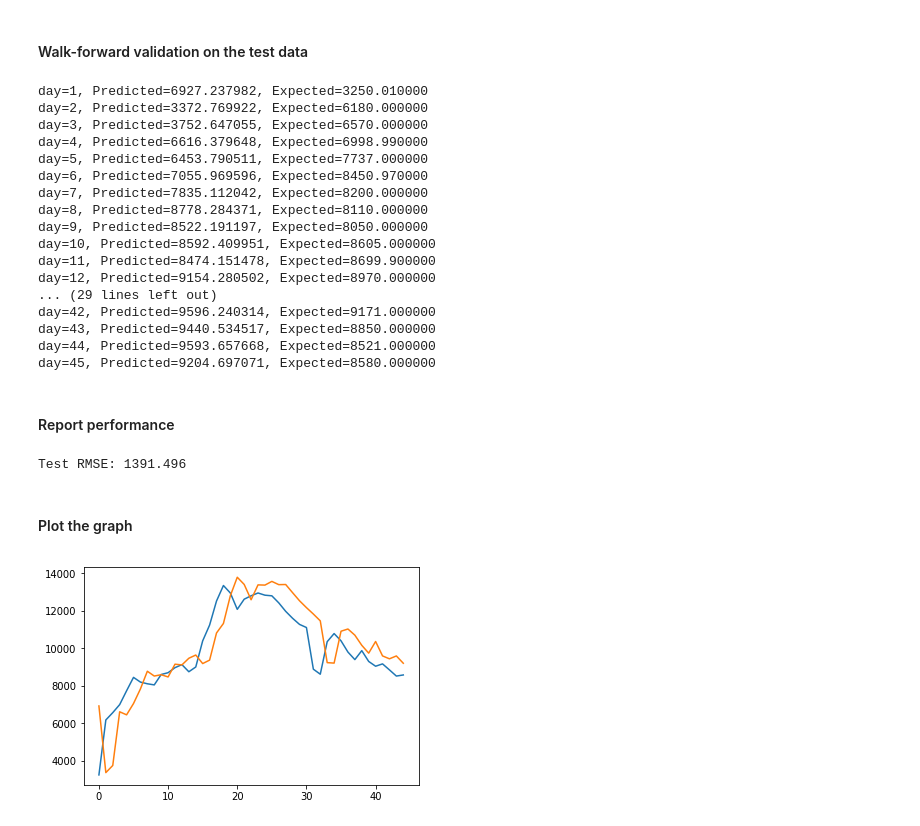
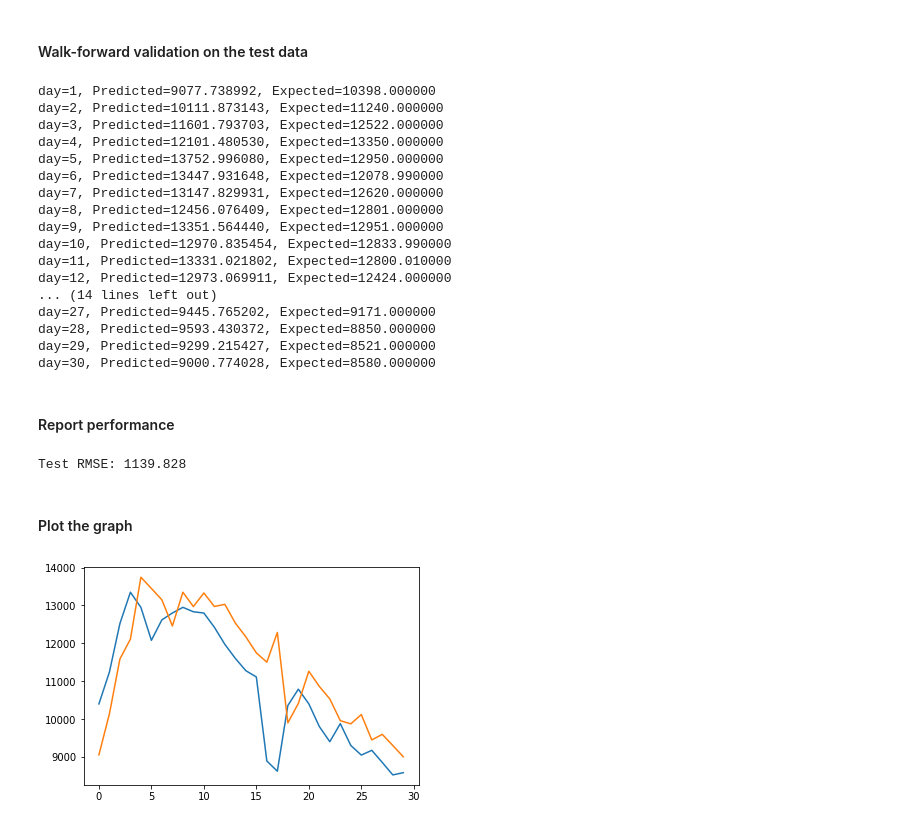
Before and after one commit to zentetsukenz/notebook, a Jupyter notebook: Time series forecasting.ipynb, the cells around one changed output. Saved outputs shown, nothing was run; the diff lists cells and outputs as text; code cells hidden in the pictures.

Commit message:
LSTM forecasting

```diff
--- a/Time series forecasting.ipynb
+++ b/Time series forecasting.ipynb
@@ -236,7 +238,8 @@ print(supervised_values[:5])
 # %% [markdown]
 #### Split data into train and test
 # %%
-train, test = supervised_values[0:-45], supervised_values[-45:]
+days_to_predict = 30
+train, test = supervised_values[0:-days_to_predict], supervised_values[-days_to_predict:]
 
 print(train[:5])
 print(test[:5])
@@ -274,7 +277,7 @@ MinMaxScaler(copy=True, feature_range=(-1, 1))
 # %% [markdown]
 #### Fit the model
 # %%
-lstm_model = fit_lstm(train_scaled, 1, 1000, 4)
+lstm_model = fit_lstm(train_scaled, 1, 3000, 4)
 # %% [markdown]
 #### Forecast the training dataset
 # %%
@@ -318,35 +321,35 @@ for i in range(len(test_scaled)):
     expected = raw_values[len(train) + i + 1]
     print('day=%d, Predicted=%f, Expected=%f' % (i+1, yhat, expected))
 # %% [output]
-day=1, Predicted=6927.237982, Expected=3250.010000
-day=2, Predicted=3372.769922, Expected=6180.000000
-day=3, Predicted=3752.647055, Expected=6570.000000
-day=4, Predicted=6616.379648, Expected=6998.990000
-day=5, Predicted=6453.790511, Expected=7737.000000
-day=6, Predicted=7055.969596, Expected=8450.970000
-day=7, Predicted=7835.112042, Expected=8200.000000
-day=8, Predicted=8778.284371, Expected=8110.000000
-day=9, Predicted=8522.191197, Expected=8050.000000
-day=10, Predicted=8592.409951, Expected=8605.000000
-day=11, Predicted=8474.151478, Expected=8699.900000
-day=12, Predicted=9154.280502, Expected=8970.000000
-... (29 lines left out)
-day=42, Predicted=9596.240314, Expected=9171.000000
-day=43, Predicted=9440.534517, Expected=8850.000000
-day=44, Predicted=9593.657668, Expected=8521.000000
-day=45, Predicted=9204.697071, Expected=8580.000000
+day=1, Predicted=9077.738992, Expected=10398.000000
+day=2, Predicted=10111.873143, Expected=11240.000000
+day=3, Predicted=11601.793703, Expected=12522.000000
+day=4, Predicted=12101.480530, Expected=13350.000000
+day=5, Predicted=13752.996080, Expected=12950.000000
+day=6, Predicted=13447.931648, Expected=12078.990000
+day=7, Predicted=13147.829931, Expected=12620.000000
+day=8, Predicted=12456.076409, Expected=12801.000000
+day=9, Predicted=13351.564440, Expected=12951.000000
+day=10, Predicted=12970.835454, Expected=12833.990000
+day=11, Predicted=13331.021802, Expected=12800.010000
+day=12, Predicted=12973.069911, Expected=12424.000000
+... (14 lines left out)
+day=27, Predicted=9445.765202, Expected=9171.000000
+day=28, Predicted=9593.430372, Expected=8850.000000
+day=29, Predicted=9299.215427, Expected=8521.000000
+day=30, Predicted=9000.774028, Expected=8580.000000
 # %% [markdown]
 #### Report performance
 # %%
-rmse = sqrt(mean_squared_error(raw_values[-45:], predictions))
+rmse = sqrt(mean_squared_error(raw_values[-days_to_predict:], predictions))
 print('Test RMSE: %.3f' % rmse)
 # %% [output]
-Test RMSE: 1391.496
+Test RMSE: 1139.828
 # %% [markdown]
 #### Plot the graph
 # %%
-pyplot.plot(raw_values[-45:])
+pyplot.plot(raw_values[-days_to_predict:])
 pyplot.plot(predictions)
 pyplot.show()
 # %% [output]
-[figure, old version]
+[figure, new version]
```
Also changed, not shown: parts of 5 cells of this notebook, 1 other file.
